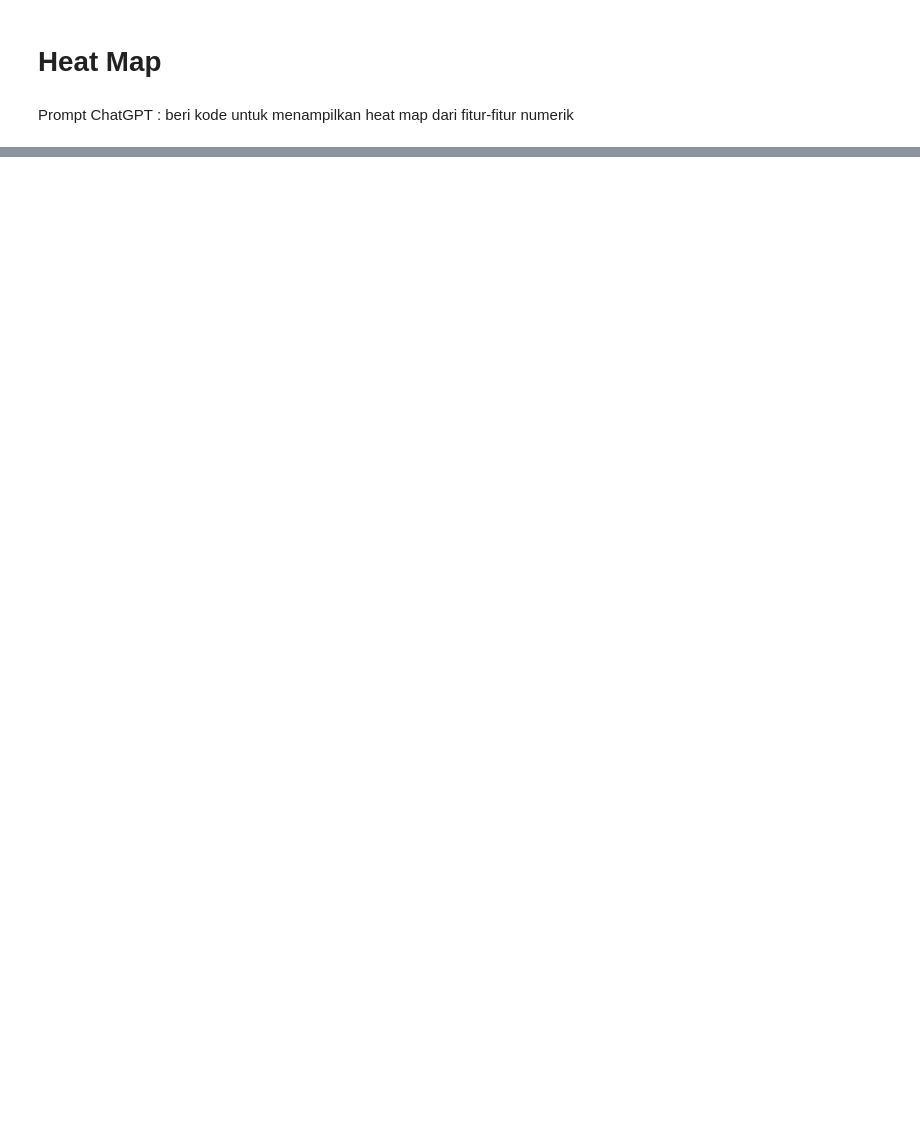
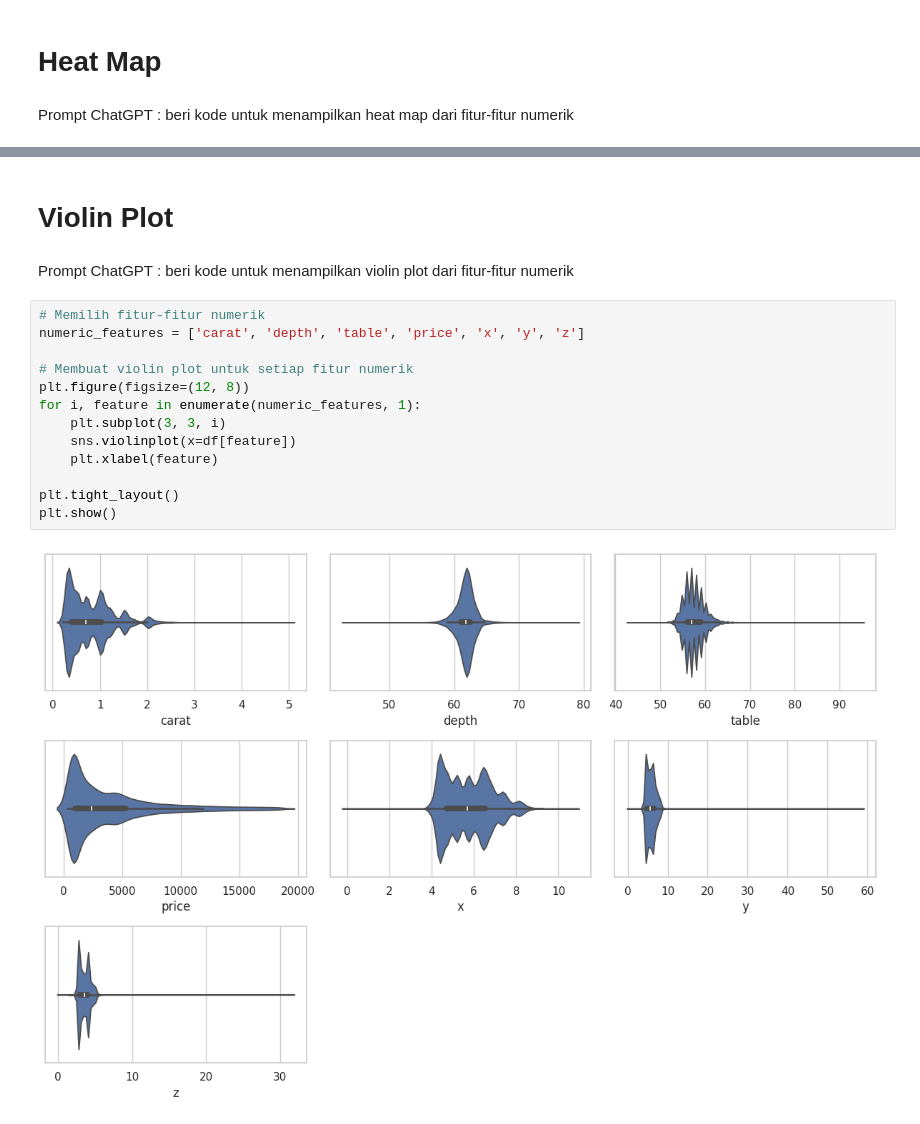
Before and after one commit to delonfadhil/MachineLearningTasks, a Jupyter notebook: 4thWeekTasks/4_Data_Visualization.ipynb, the cells around one changed output, grey strips where cells are left out. Cells and saved outputs as stored; diff of their text form; blank space fills up the shorter version.

```diff
--- a/4thWeekTasks/4_Data_Visualization.ipynb
+++ b/4thWeekTasks/4_Data_Visualization.ipynb
@@ -155,0 +164,19 @@ plt.show()
+# %% [markdown]
+# Violin Plot
+# %% [markdown]
+Prompt ChatGPT : beri kode untuk menampilkan violin plot dari fitur-fitur numerik
+# %%
+# Memilih fitur-fitur numerik
+numeric_features = ['carat', 'depth', 'table', 'price', 'x', 'y', 'z']
+
+# Membuat violin plot untuk setiap fitur numerik
+plt.figure(figsize=(12, 8))
+for i, feature in enumerate(numeric_features, 1):
+    plt.subplot(3, 3, i)
+    sns.violinplot(x=df[feature])
+    plt.xlabel(feature)
+
+plt.tight_layout()
+plt.show()
+# %% [output]
+[figure, added]
```
Also changed, not shown: parts of 7 cells of this notebook.
